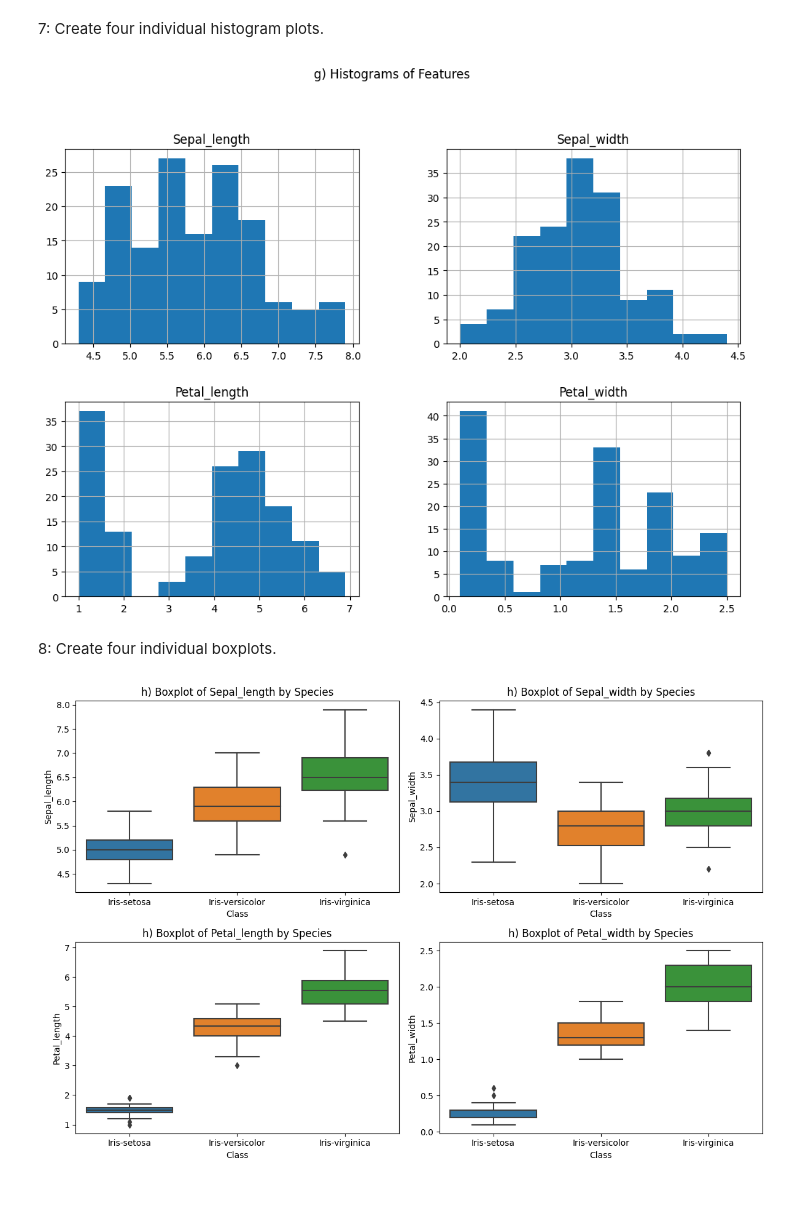
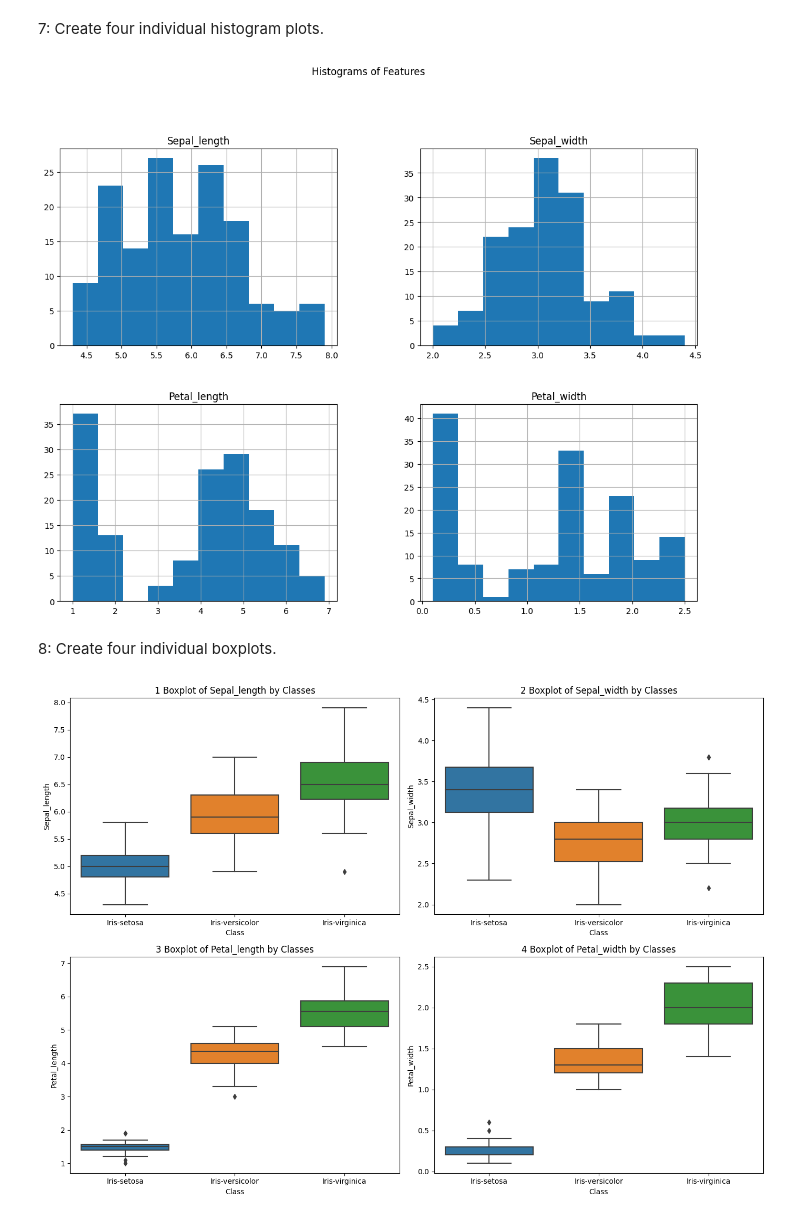
Before and after one commit to LAbeast021/Comp442, a Jupyter notebook: KiarashHesampour/iris.ipynb, the cells around one changed output. Saved outputs shown, nothing was run; the diff lists cells and outputs as text; code cells hidden in the pictures.

```diff
--- a/KiarashHesampour/iris.ipynb
+++ b/KiarashHesampour/iris.ipynb
@@ -34,3 +32,5 @@ iris_df = pd.read_csv("./iris.csv")
+# %%
+iris_data = pandas.read_csv("./Iris.csv")
 # %% [markdown]
  1: How many tuples does the Iris dataset have?
 # %%
@@ -78,8 +78,8 @@ Name: count, dtype: int64
 # %% [markdown]
 5: Calculate statistics for petal and sepal measurements.
 # %%
-measurement_columns = ['Sepal_length', 'Sepal_width', 'Petal_length', 'Petal_width']
-measurement_stats = iris_df[measurement_columns].describe()
-print("e) Summary statistics for measurements:")
+measurement_columns_names = ['Sepal_length', 'Sepal_width', 'Petal_length', 'Petal_width']
+measurement_stats = iris_data[measurement_columns_names].describe()
+print("statistics for measurements:")
 print(measurement_stats)
 # %% [output]
@@ -105,21 +106,23 @@ mp.show()
 # %% [markdown]
 7: Create four individual histogram plots.
 # %%
-iris_df[measurement_columns].hist(figsize=(12, 8))
-mp.suptitle("g) Histograms of Features", y=1.02)
+iris_data[measurement_columns_names].hist(figsize=(14, 10))
+mp.suptitle("Histograms of Features", y=1.02)
 mp.show()
 # %% [output]
-[figure, old version]
+[figure, new version]
 # %% [markdown]
 8: Create four individual boxplots.
 # %%
-mp.figure(figsize=(12, 8))
-for i, column in enumerate(measurement_columns):
+mp.figure(figsize=(14, 10))
+num = 1
+for i, column in enumerate(measurement_columns_names):
     mp.subplot(2, 2, i + 1)
-    seaborn.boxplot(x='Class', y=column, data=iris_df)
-    mp.title(f"h) Boxplot of {column} by Species")
+    seaborn.boxplot(x='Class', y=column, data=iris_data)
+    mp.title(f"{num} Boxplot of {column} by Classes")
+    num += 1
 mp.tight_layout()
 mp.show()
 # %% [output]
-[figure, old version]
+[figure, new version]
 # %% [markdown]
```
Also changed, not shown: parts of 13 cells of this notebook, 1 other file.
